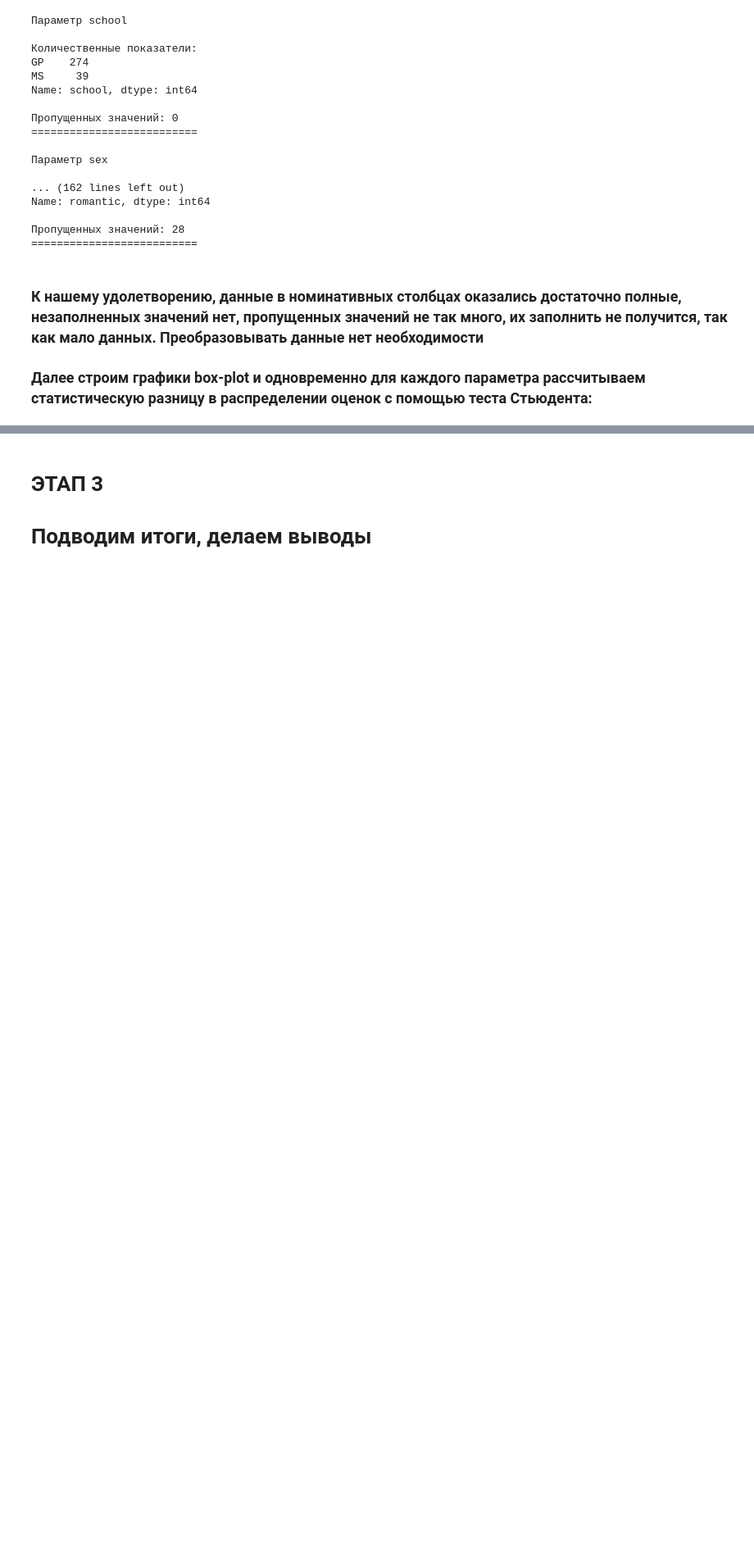
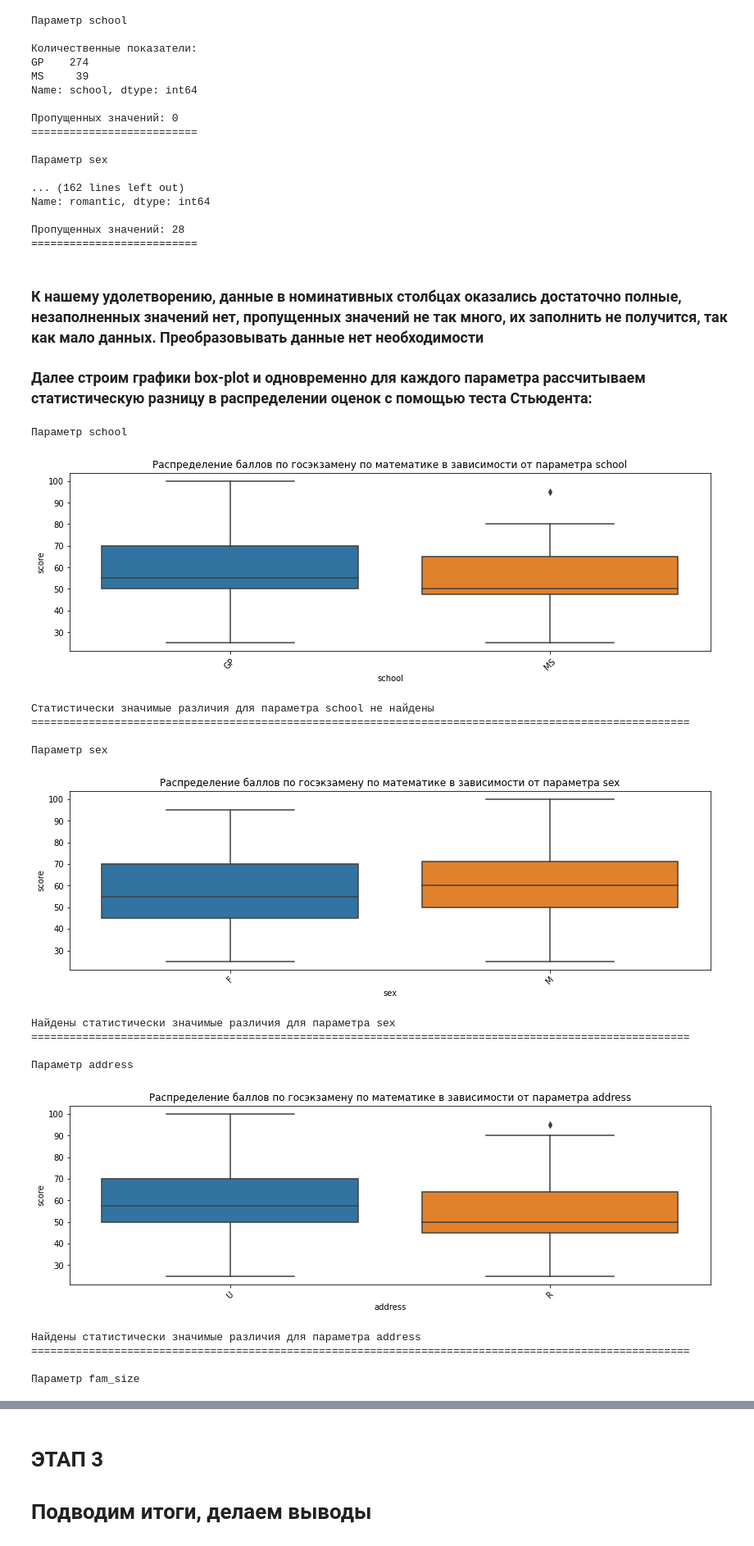
Before and after one commit to Alex-Galkin/My_Projects_AG, a Jupyter notebook: module_2/math_student_life_condit_v1.ipynb, the cells around one changed output, grey strips where cells are left out. Shown at 82% size. Cells and saved outputs as stored; diff of their text form; code cells hidden in the pictures; blank space fills up the shorter version.

```diff
--- a/module_2/math_student_life_condit_v1.ipynb
+++ b/module_2/math_student_life_condit_v1.ipynb
@@ -905,3 +927,29 @@ Name: romantic, dtype: int64
 # %% [markdown]
 ### К нашему удолетворению, данные в номинативных столбцах оказались достаточно полные, незаполненных значений нет, пропущенных значений не так много, их заполнить не получится, так как мало данных. Преобразовывать данные нет необходимости
 ### Далее строим графики box-plot и одновременно для каждого параметра рассчитываем статистическую разницу в распределении оценок с помощью теста Стьюдента:
+# %%
+for clmn in stud_math.columns: # Выводим данные в цикле по всем столбцам сразу
+    if stud_math.loc[:, clmn].dtype == 'O': # Ищем только номинативные столбцы
+        print('Параметр', clmn)
+
+        data_boxplot(clmn) # Построение графика box-plot
+        data_stat_dif(clmn) # Расчет и вывод статистически значимых различий для параметра
+
+        print(end='=======================================================================================================\n\n')
+# %% [output]
+Параметр school
+[figure, added]
+Статистически значимые различия для параметра school не найдены
+=======================================================================================================
+
+Параметр sex
+[figure, added]
+Найдены статистически значимые различия для параметра sex
+=======================================================================================================
+
+Параметр address
+[figure, added]
+Найдены статистически значимые различия для параметра address
+=======================================================================================================
+
+Параметр fam_size
```
Also changed, not shown: parts of 59 cells of this notebook.
